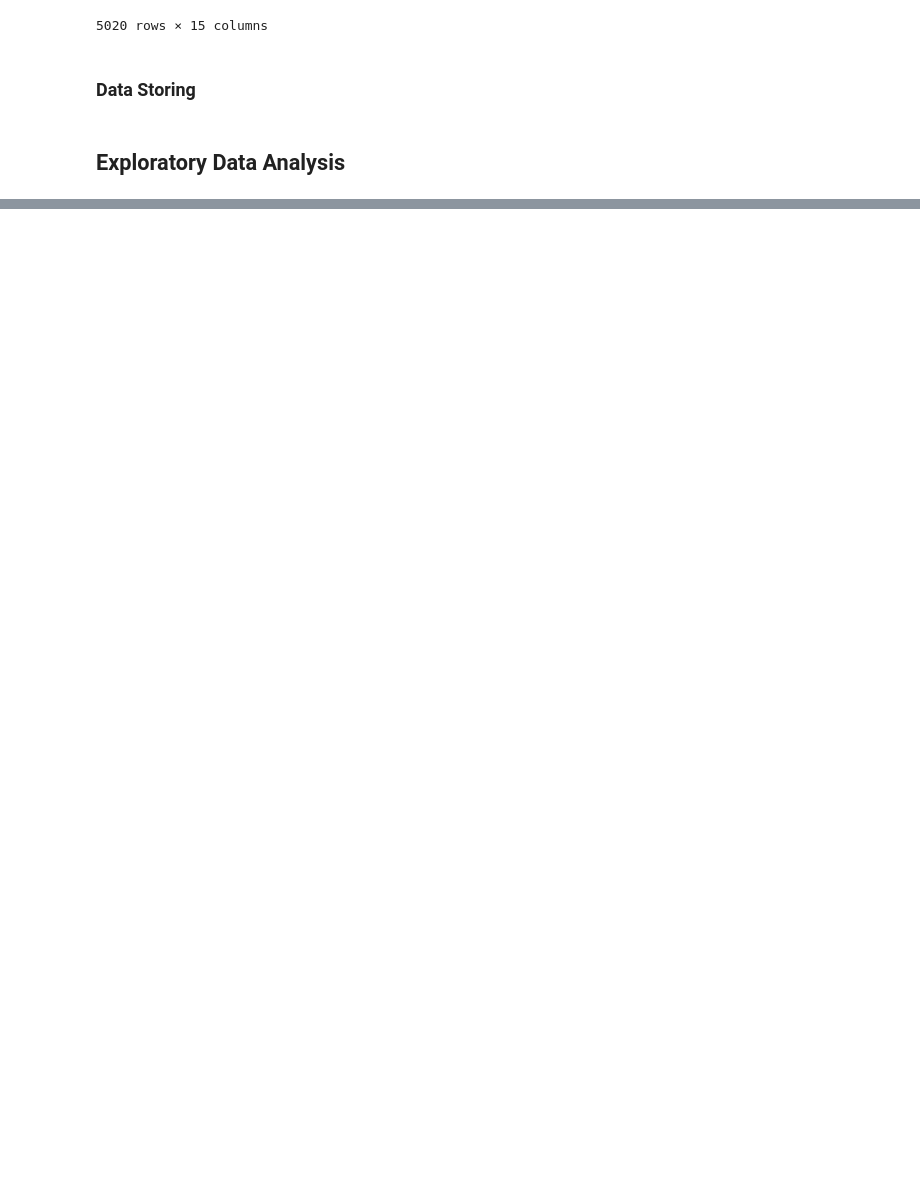
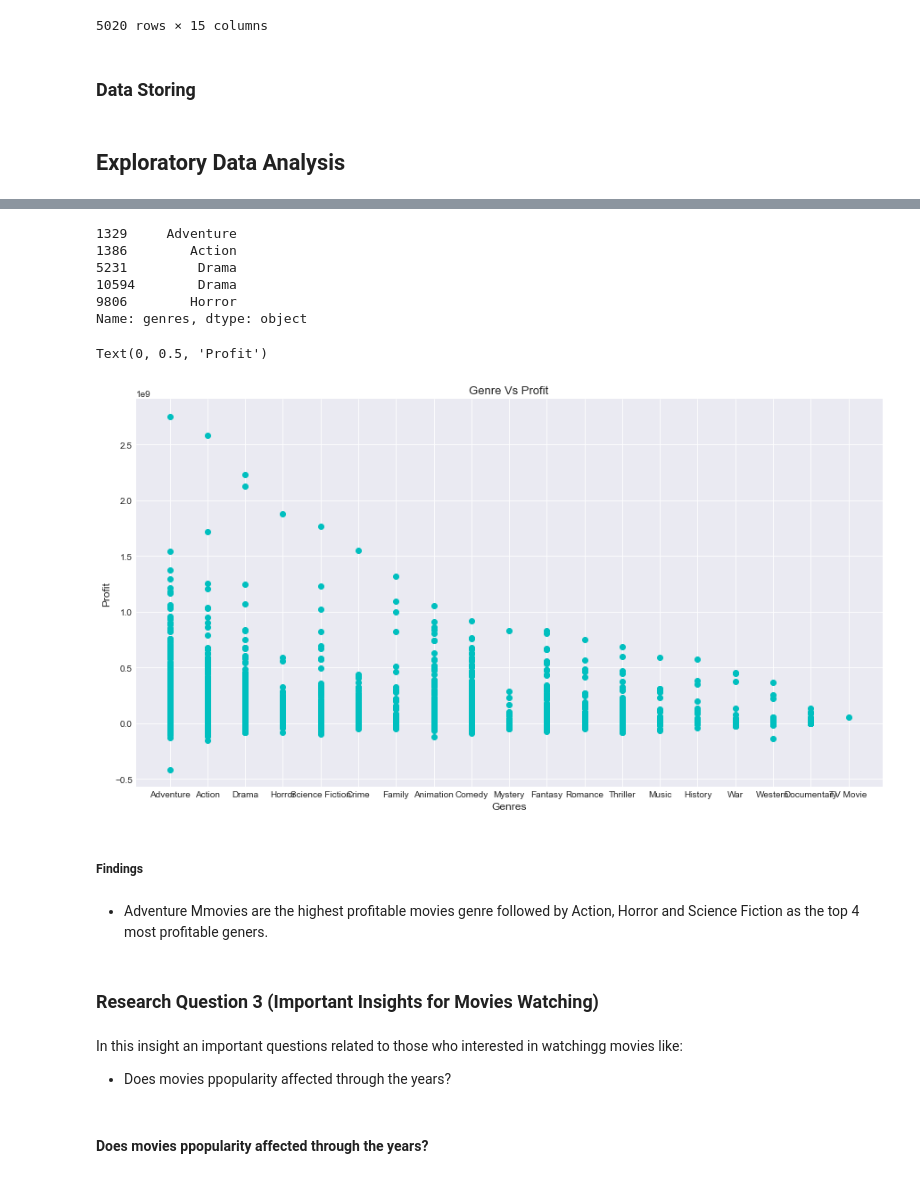
Before and after one commit to KarimEl-Dweky/TMDb-Movie-Data, a Jupyter notebook: TMDb.ipynb, the cells around one changed output, grey strips where cells are left out. Saved outputs shown, nothing was run; the diff lists cells and outputs as text; code cells hidden in the pictures; blank space fills up the shorter version.

```diff
--- a/TMDb.ipynb
+++ b/TMDb.ipynb
@@ -499,0 +602,6 @@ tmdb_df_cleaned.to_csv('Tmdb-Movies-Cleaned.csv',
+# %%
+# Create new column for the profit to find out which movie is more successful. Make sure it is in integer datatype
+df_cleaned = tmdb_df_cleaned.copy()
+df_cleaned['profit'] = df_cleaned.apply(lambda x: x['revenue_adj'] - x['budget_adj'], axis=1)
+df_cleaned.dropna(subset = ['profit'], inplace = True)
+df_cleaned.info()
@@ -499,0 +626,8 @@ tmdb_df_cleaned.to_csv('Tmdb-Movies-Cleaned.csv',
+# %%
+# Sort the data by profit and show the top 10 rows.
+df_sorted = df_cleaned.sort_values(['profit'], ascending = False)
+# Function definition of splitting the strings in genres.
+def separate(data):
+    return data.str[0:].str.split('|',expand = True)
+genres = separate(df_sorted['genres'])
+genres.info()
@@ -499,0 +647,34 @@ tmdb_df_cleaned.to_csv('Tmdb-Movies-Cleaned.csv',
+# %%
+df_sorted['genres'] = genres[0]
+df_sorted['genres'].head()
+# %% [output]
+1329     Adventure
+1386        Action
+5231         Drama
+10594        Drama
+9806        Horror
+Name: genres, dtype: object
+# %%
+#plot a 'scatter' plot using plot function for 'genre vs profit'.
+plt.figure(figsize=(15,8))
+plt.scatter(x=df_sorted['genres'], y=df_sorted['profit'], color='c')
+
+#setup the title and the labels of the scatter plot.
+plt.style.use('seaborn-darkgrid')
+plt.title('Genre Vs Profit', fontsize=13)
+plt.xlabel('Genres', fontsize=12)
+plt.ylabel('Profit', fontsize=12)
+# %% [output]
+Text(0, 0.5, 'Profit')
+[figure, added]
+# %% [markdown]
+##### Findings
+# %% [markdown]
+- Adventure Mmovies are the highest profitable movies genre followed by Action, Horror and Science Fiction as the top 4 most profitable geners.
+# %% [markdown]
+### Research Question 3 (Important Insights for Movies Watching)
+# %% [markdown]
+In this insight an important questions related to those who interested in watchingg movies like:
+- Does movies ppopularity affected through the years?
+# %% [markdown]
+#### Does movies ppopularity affected through the years?
```
Also changed, not shown: parts of 35 cells of this notebook.
